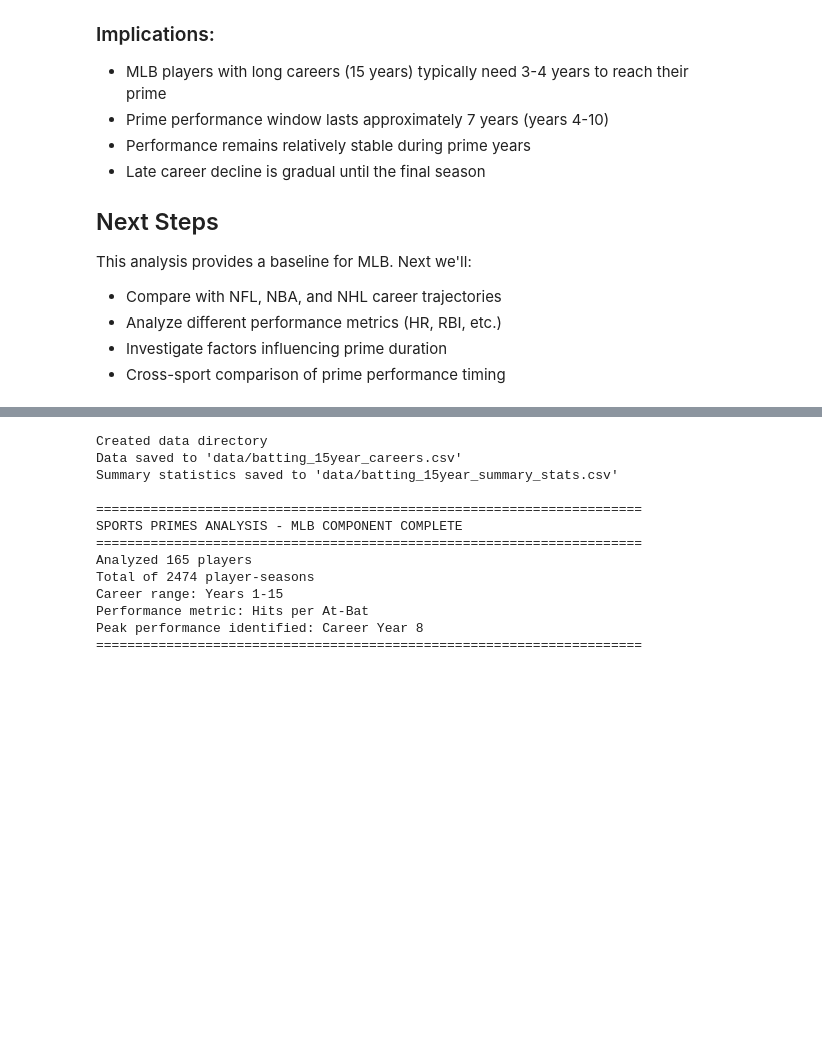
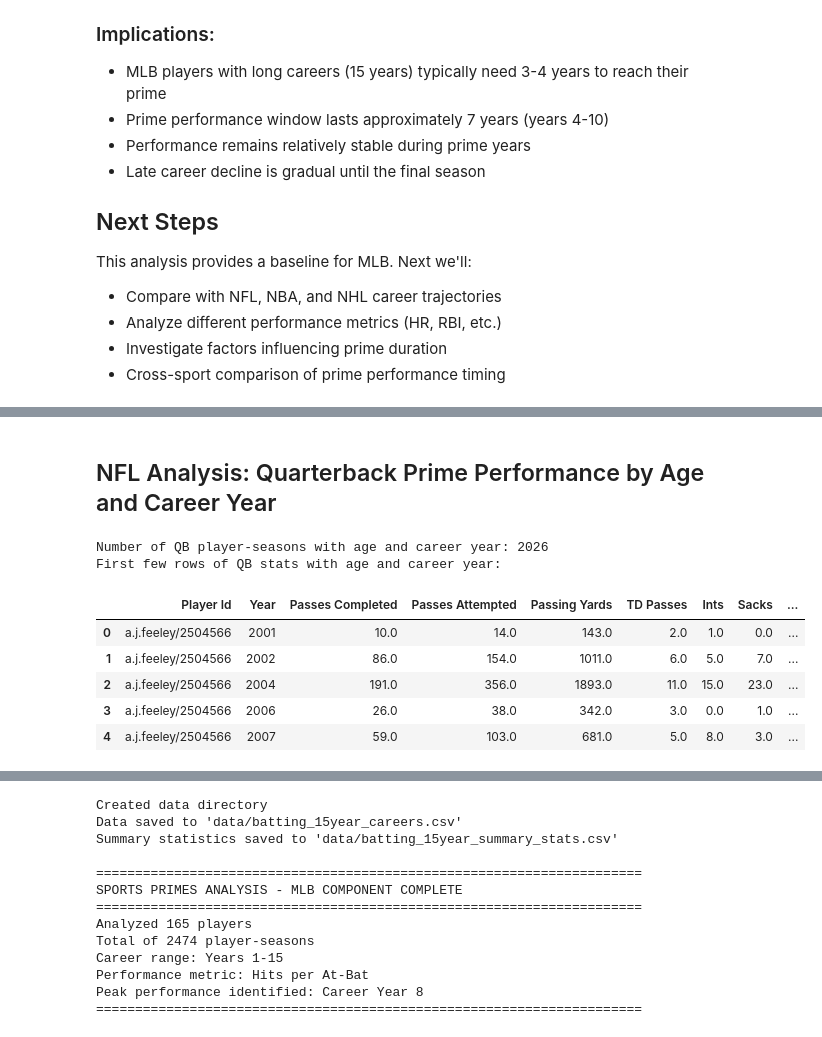
Before and after one commit to Zaji-L/Comparing_Sports_Primes, a Jupyter notebook: sports_primes_analysis_working.ipynb, the cells around one changed output, grey strips where cells are left out. Saved outputs shown, nothing was run; the diff lists cells and outputs as text; code cells hidden in the pictures; blank space fills up the shorter version.

```diff
--- a/sports_primes_analysis_working.ipynb
+++ b/sports_primes_analysis_working.ipynb
@@ -373,0 +745,46 @@ This analysis provides a baseline for MLB. Next we'll:
+# %% [markdown]
+## NFL Analysis: Quarterback Prime Performance by Age and Career Year
+# %%
+# Merge QB_season_stats with NFL_Age to get birthYear and Age information
+# NFL_Age already contains 'Experience' filtered for 15 seasons, but we need individual birthYear
+# Let's use the original Basic_Stats.csv to get birth years for all players first, then filter for 15-year careers later.
+
+nfl_basic_stats = pd.read_csv("Basic_Stats.csv")
+
+# Select relevant columns for merging
+nfl_player_info = nfl_basic_stats[['Player Id', 'Birthday', 'Experience']].copy()
+
+# Convert 'Birthday' to datetime objects to extract birth year
+nfl_player_info['Birthday'] = pd.to_datetime(nfl_player_info['Birthday'], errors='coerce')
+nfl_player_info['birthYear'] = nfl_player_info['Birthday'].dt.year
+
+# Drop rows with missing birth year
+nfl_player_info.dropna(subset=['birthYear'], inplace=True)
+nfl_player_info['birthYear'] = nfl_player_info['birthYear'].astype(int)
+
+# Merge QB_season_stats with player birth year info
+QB_age_stats = QB_season_stats.merge(nfl_player_info[['Player Id', 'birthYear']], on='Player Id', how='left')
+
+# Calculate age for each season
+QB_age_stats['age'] = QB_age_stats['Year'] - QB_age_stats['birthYear']
+
+# Remove rows where age calculation is not possible (missing birthYear)
+QB_age_stats.dropna(subset=['age'], inplace=True)
+QB_age_stats['age'] = QB_age_stats['age'].astype(int)
+
+# Calculate career year (1-N) for each player
+QB_age_stats = QB_age_stats.sort_values(by=['Player Id', 'Year'])
+QB_age_stats['career_year'] = QB_age_stats.groupby('Player Id').cumcount() + 1
+
+print(f"Number of QB player-seasons with age and career year: {len(QB_age_stats)}")
+print("First few rows of QB stats with age and career year:")
+display(QB_age_stats.head())
+# %% [output]
+Number of QB player-seasons with age and career year: 2026
+First few rows of QB stats with age and career year:
+|  | Player Id | Year | Passes Completed | Passes Attempted | Passing Yards | TD Passes | Ints | Sacks | ... |
+| 0 | a.j.feeley/2504566 | 2001 | 10.0 | 14.0 | 143.0 | 2.0 | 1.0 | 0.0 | ... |
+| 1 | a.j.feeley/2504566 | 2002 | 86.0 | 154.0 | 1011.0 | 6.0 | 5.0 | 7.0 | ... |
+| 2 | a.j.feeley/2504566 | 2004 | 191.0 | 356.0 | 1893.0 | 11.0 | 15.0 | 23.0 | ... |
+| 3 | a.j.feeley/2504566 | 2006 | 26.0 | 38.0 | 342.0 | 3.0 | 0.0 | 1.0 | ... |
+| 4 | a.j.feeley/2504566 | 2007 | 59.0 | 103.0 | 681.0 | 5.0 | 8.0 | 3.0 | ... |
```
Also changed, not shown: parts of 20 cells of this notebook.
